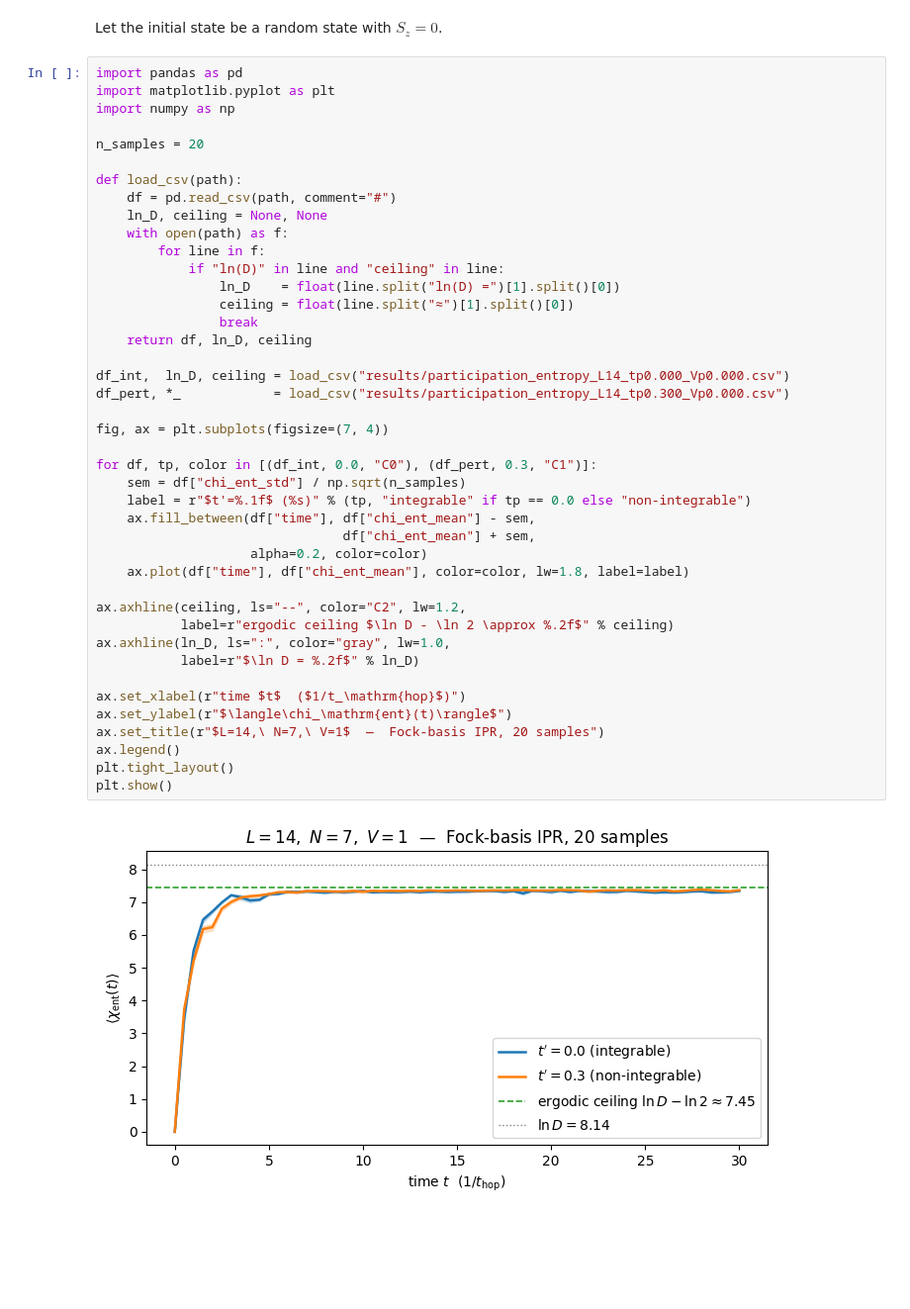
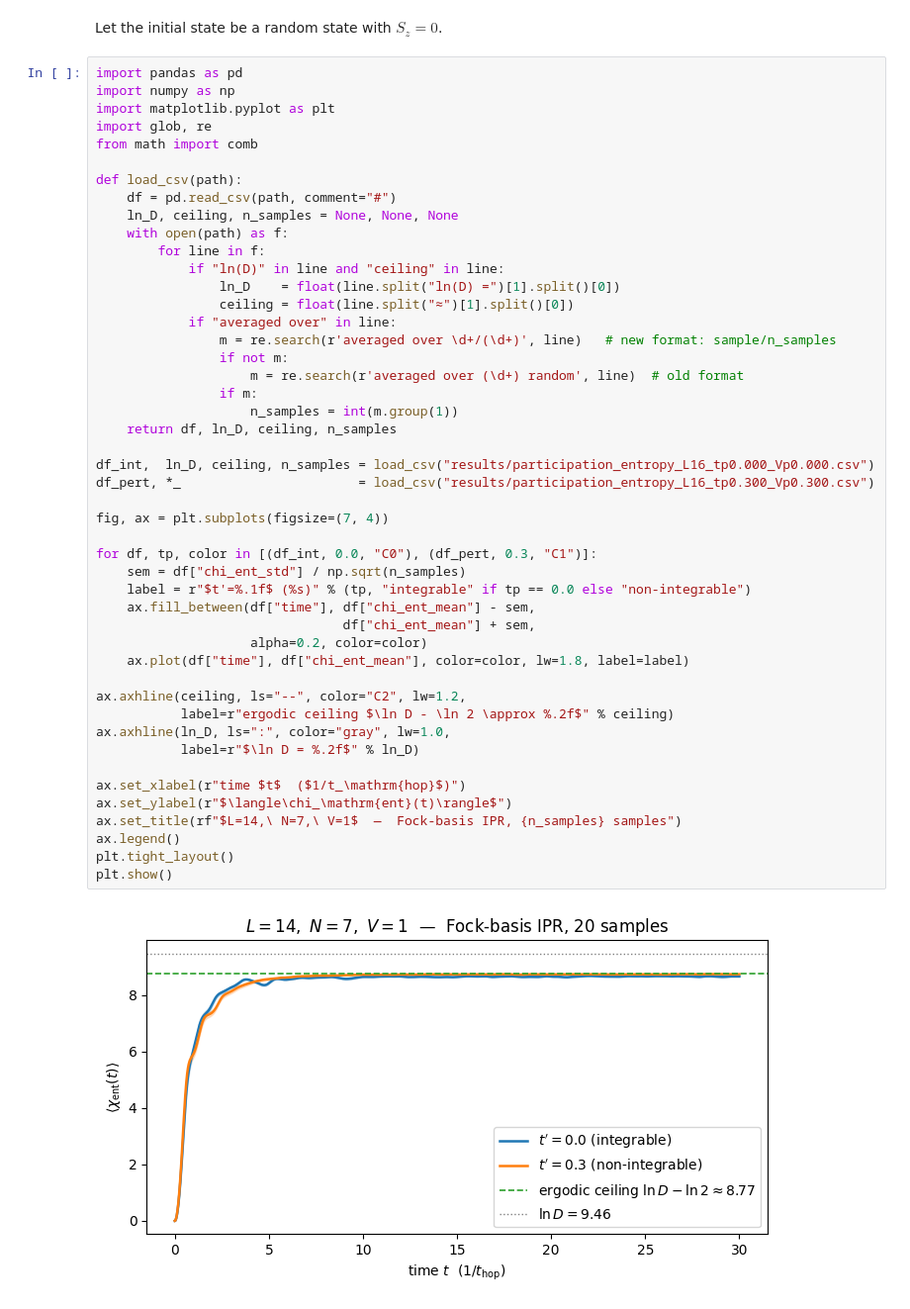
Before and after one commit to TonyDeng0514/Hardcore-Boson-Thermalization, a Jupyter notebook: 02_therm_time.ipynb, the cells around one changed output. Shown at 99% size. Saved outputs shown, nothing was run; the diff lists cells and outputs as text; blank space fills up the shorter version.

Commit message:
optimized tebd and participation entropy

```diff
--- a/02_therm_time.ipynb
+++ b/02_therm_time.ipynb
@@ -14,46 +14,51 @@ The $\langle \cdot \rangle$ denotes average over initial states.
 Let the initial state be a random state with $S_z =0$.
 # %%
 import pandas as pd
+import numpy as np
 import matplotlib.pyplot as plt
-import numpy as np
-
-n_samples = 20
+import glob, re
+from math import comb
 
 def load_csv(path):
     df = pd.read_csv(path, comment="#")
-    ln_D, ceiling = None, None
+    ln_D, ceiling, n_samples = None, None, None
     with open(path) as f:
         for line in f:
             if "ln(D)" in line and "ceiling" in line:
                 ln_D    = float(line.split("ln(D) =")[1].split()[0])
                 ceiling = float(line.split("≈")[1].split()[0])
-                break
-    return df, ln_D, ceiling
+            if "averaged over" in line:
+                m = re.search(r'averaged over \d+/(\d+)', line)   # new format: sample/n_samples
+                if not m:
+                    m = re.search(r'averaged over (\d+) random', line)  # old format
+                if m:
+                    n_samples = int(m.group(1))
+    return df, ln_D, ceiling, n_samples
 
-df_int,  ln_D, ceiling = load_csv("results/participation_entropy_L14_tp0.000_Vp0.000.csv")
-df_pert, *_            = load_csv("results/participation_entropy_L14_tp0.300_Vp0.000.csv")
+df_int,  ln_D, ceiling, n_samples = load_csv("results/participation_entropy_L16_tp0.000_Vp0.000.csv")
+df_pert, *_                       = load_csv("results/participation_entropy_L16_tp0.300_Vp0.300.csv")
 
 fig, ax = plt.subplots(figsize=(7, 4))
 
 for df, tp, color in [(df_int, 0.0, "C0"), (df_pert, 0.3, "C1")]:
     sem = df["chi_ent_std"] / np.sqrt(n_samples)
     label = r"$t'=%.1f$ (%s)" % (tp, "integrable" if tp == 0.0 else "non-integrable")
     ax.fill_between(df["time"], df["chi_ent_mean"] - sem,
                                 df["chi_ent_mean"] + sem,
                     alpha=0.2, color=color)
     ax.plot(df["time"], df["chi_ent_mean"], color=color, lw=1.8, label=label)
 
 ax.axhline(ceiling, ls="--", color="C2", lw=1.2,
            label=r"ergodic ceiling $\ln D - \ln 2 \approx %.2f$" % ceiling)
 ax.axhline(ln_D, ls=":", color="gray", lw=1.0,
            label=r"$\ln D = %.2f$" % ln_D)
 
 ax.set_xlabel(r"time $t$  ($1/t_\mathrm{hop}$)")
 ax.set_ylabel(r"$\langle\chi_\mathrm{ent}(t)\rangle$")
-ax.set_title(r"$L=14,\ N=7,\ V=1$  —  Fock-basis IPR, 20 samples")
+ax.set_title(rf"$L=14,\ N=7,\ V=1$  —  Fock-basis IPR, {n_samples} samples")
 ax.legend()
 plt.tight_layout()
 plt.show()
 # %% [output]
-[figure, old version]
+[figure, new version]
 # %%
```
Also changed, not shown: parts of 10 cells of this notebook, 33 other files.
